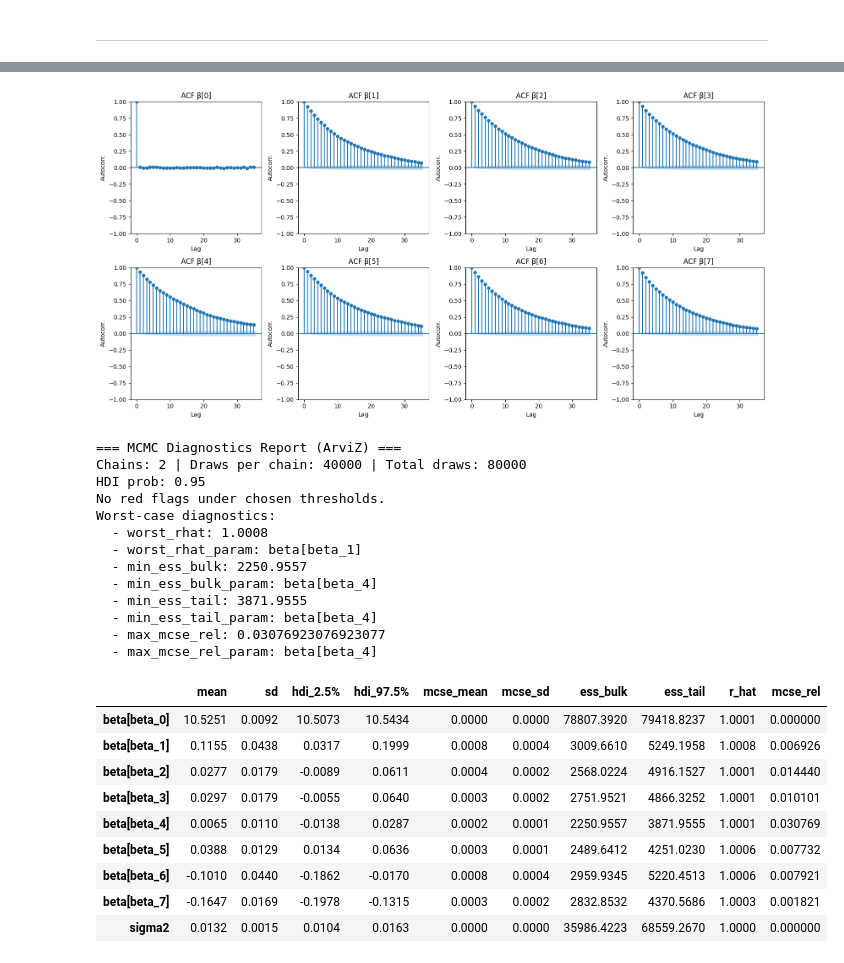
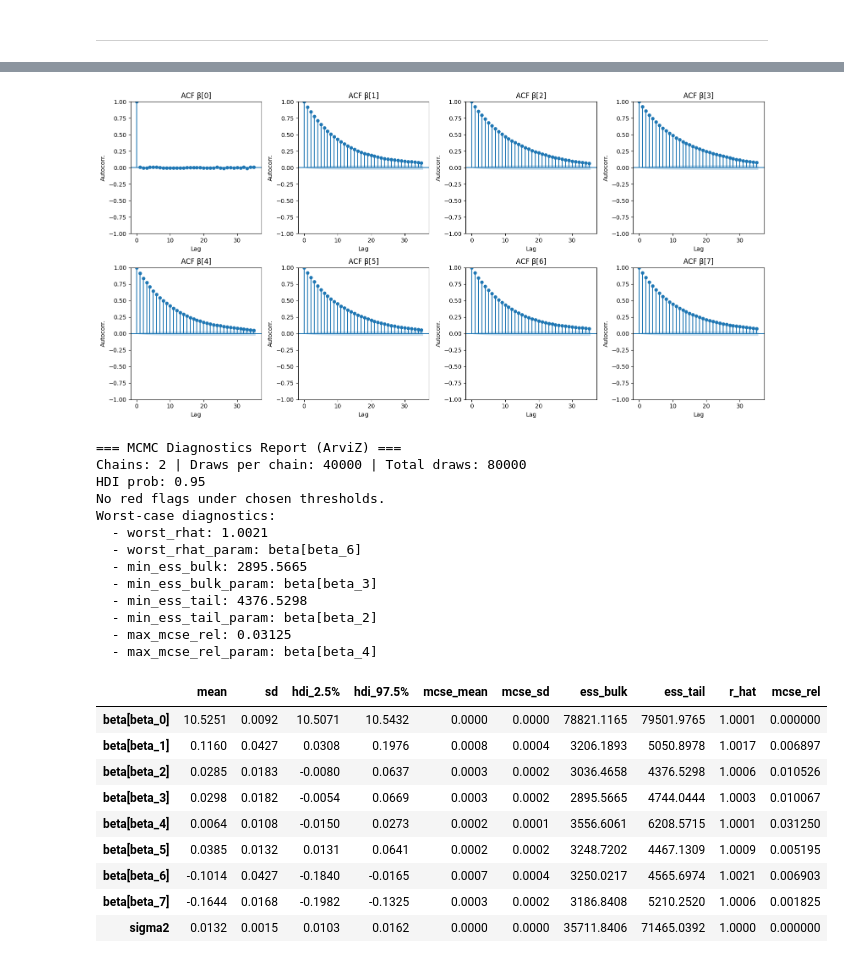
Before and after one commit to pablo-reyes8/bayesian-linear-regression, a Jupyter notebook: notebooks/model_train_no_conjugate.ipynb, the cells around one changed output, grey strips where cells are left out. Cells and saved outputs as stored; diff of their text form; code cells hidden in the pictures.

```diff
--- a/notebooks/model_train_no_conjugate.ipynb
+++ b/notebooks/model_train_no_conjugate.ipynb
@@ -344,7 +344,7 @@ beta_post, sigma_post, acc, info = MCMC_LM_beta_nonconj_sigma_conj_adaptcov_slop
 
     sigma2_init=s2_emp,
 
-    proposal_scale=0.2,
+    proposal_scale=1.0,
 
     adapt_scale=True,
     target_accept=0.25,
@@ -427,7 +427,7 @@ display(rep["worst"])
 # %%
 fig = plot_beta_acf(beta_post, lags=35, alpha=0.05, ncols=4, figsize=(16, 8))
 # %% [output]
-[figure, old version]
+[figure, new version]
 # %%
 beta2, sigma2, acc2, info2 = MCMC_LM_beta_nonconj_sigma_conj_adaptcov_slopes(
     X_design, y_log,
@@ -439,7 +439,7 @@ beta2, sigma2, acc2, info2 = MCMC_LM_beta_nonconj_sigma_conj_adaptcov_slopes(
     prior=prior,
     prior_kwargs=prior_kwargs,
     sigma2_init=s2_emp,
-    proposal_scale=0.2,
+    proposal_scale=1.0,
     adapt_scale=True,
     target_accept=0.25,
     adapt_every=100,
@@ -455,49 +455,49 @@ beta2, sigma2, acc2, info2 = MCMC_LM_beta_nonconj_sigma_conj_adaptcov_slopes(
     intercept_idx=0,
     progress=False,
     progress_every=1000,
     return_info=True,)
 
 
 
 idata = build_idata_from_chains(
     beta_chains=[beta_post, beta2],
     sigma2_chains=[sigma_post, sigma2],
     coef_names=[f"beta_{j}" for j in range(beta_post.shape[1])])
 
 rep = arviz_mcmc_report(
     idata,
     var_names=("beta", "sigma2"),
     hdi_prob=0.95,
     rhat_warn=1.01,
     ess_bulk_warn=400,
     mcse_rel_warn=0.10,)
 
 print(rep["text"])
 display(rep["summary"])
 # %% [output]
 === MCMC Diagnostics Report (ArviZ) ===
 Chains: 2 | Draws per chain: 40000 | Total draws: 80000
 HDI prob: 0.95
 No red flags under chosen thresholds.
 Worst-case diagnostics:
-  - worst_rhat: 1.0008
-  - worst_rhat_param: beta[beta_1]
-  - min_ess_bulk: 2250.9557
-  - min_ess_bulk_param: beta[beta_4]
-  - min_ess_tail: 3871.9555
-  - min_ess_tail_param: beta[beta_4]
-  - max_mcse_rel: 0.03076923076923077
+  - worst_rhat: 1.0021
+  - worst_rhat_param: beta[beta_6]
+  - min_ess_bulk: 2895.5665
+  - min_ess_bulk_param: beta[beta_3]
+  - min_ess_tail: 4376.5298
+  - min_ess_tail_param: beta[beta_2]
+  - max_mcse_rel: 0.03125
   - max_mcse_rel_param: beta[beta_4]
 |  | mean | sd | hdi_2.5% | hdi_97.5% | mcse_mean | mcse_sd | ess_bulk | ess_tail | r_hat | mcse_rel |
-| beta[beta_0] | 10.5251 | 0.0092 | 10.5073 | 10.5434 | 0.0000 | 0.0000 | 78807.3920 | 79418.8237 | 1.0001 | 0.000000 |
-| beta[beta_1] | 0.1155 | 0.0438 | 0.0317 | 0.1999 | 0.0008 | 0.0004 | 3009.6610 | 5249.1958 | 1.0008 | 0.006926 |
-| beta[beta_2] | 0.0277 | 0.0179 | -0.0089 | 0.0611 | 0.0004 | 0.0002 | 2568.0224 | 4916.1527 | 1.0001 | 0.014440 |
-| beta[beta_3] | 0.0297 | 0.0179 | -0.0055 | 0.0640 | 0.0003 | 0.0002 | 2751.9521 | 4866.3252 | 1.0001 | 0.010101 |
-| beta[beta_4] | 0.0065 | 0.0110 | -0.0138 | 0.0287 | 0.0002 | 0.0001 | 2250.9557 | 3871.9555 | 1.0001 | 0.030769 |
-| beta[beta_5] | 0.0388 | 0.0129 | 0.0134 | 0.0636 | 0.0003 | 0.0001 | 2489.6412 | 4251.0230 | 1.0006 | 0.007732 |
-| beta[beta_6] | -0.1010 | 0.0440 | -0.1862 | -0.0170 | 0.0008 | 0.0004 | 2959.9345 | 5220.4513 | 1.0006 | 0.007921 |
-| beta[beta_7] | -0.1647 | 0.0169 | -0.1978 | -0.1315 | 0.0003 | 0.0002 | 2832.8532 | 4370.5686 | 1.0003 | 0.001821 |
-| sigma2 | 0.0132 | 0.0015 | 0.0104 | 0.0163 | 0.0000 | 0.0000 | 35986.4223 | 68559.2670 | 1.0000 | 0.000000 |
+| beta[beta_0] | 10.5251 | 0.0092 | 10.5071 | 10.5432 | 0.0000 | 0.0000 | 78821.1165 | 79501.9765 | 1.0001 | 0.000000 |
+| beta[beta_1] | 0.1160 | 0.0427 | 0.0308 | 0.1976 | 0.0008 | 0.0004 | 3206.1893 | 5050.8978 | 1.0017 | 0.006897 |
+| beta[beta_2] | 0.0285 | 0.0183 | -0.0080 | 0.0637 | 0.0003 | 0.0002 | 3036.4658 | 4376.5298 | 1.0006 | 0.010526 |
+| beta[beta_3] | 0.0298 | 0.0182 | -0.0054 | 0.0669 | 0.0003 | 0.0002 | 2895.5665 | 4744.0444 | 1.0003 | 0.010067 |
+| beta[beta_4] | 0.0064 | 0.0108 | -0.0150 | 0.0273 | 0.0002 | 0.0001 | 3556.6061 | 6208.5715 | 1.0001 | 0.031250 |
+| beta[beta_5] | 0.0385 | 0.0132 | 0.0131 | 0.0641 | 0.0002 | 0.0002 | 3248.7202 | 4467.1309 | 1.0009 | 0.005195 |
+| beta[beta_6] | -0.1014 | 0.0427 | -0.1840 | -0.0165 | 0.0007 | 0.0004 | 3250.0217 | 4565.6974 | 1.0021 | 0.006903 |
+| beta[beta_7] | -0.1644 | 0.0168 | -0.1982 | -0.1325 | 0.0003 | 0.0002 | 3186.8408 | 5210.2520 | 1.0006 | 0.001825 |
+| sigma2 | 0.0132 | 0.0015 | 0.0103 | 0.0162 | 0.0000 | 0.0000 | 35711.8406 | 71465.0392 | 1.0000 | 0.000000 |
 # %%
 idata_ppc = attach_posterior_predictive_y(idata, X_design, seed=123, var_name="y")
 # %%
```
Also changed, not shown: parts of 5 cells of this notebook, 5 other files.
